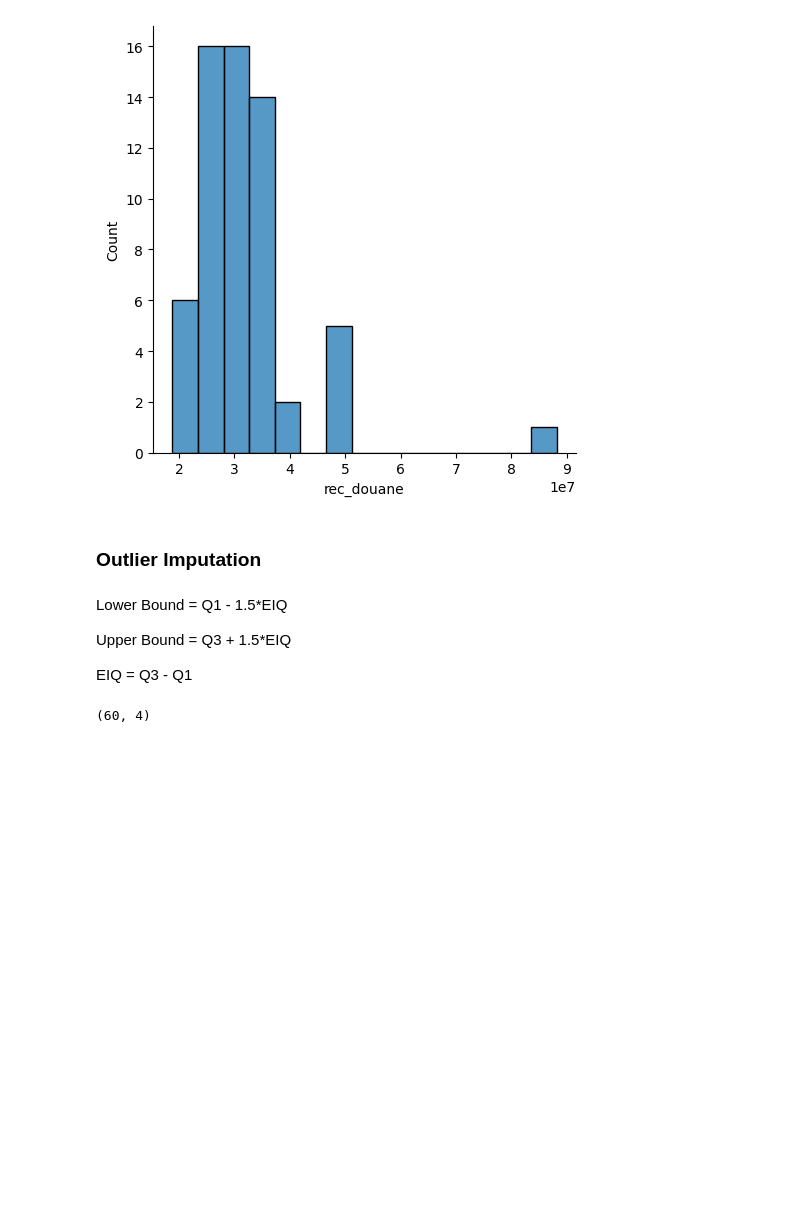
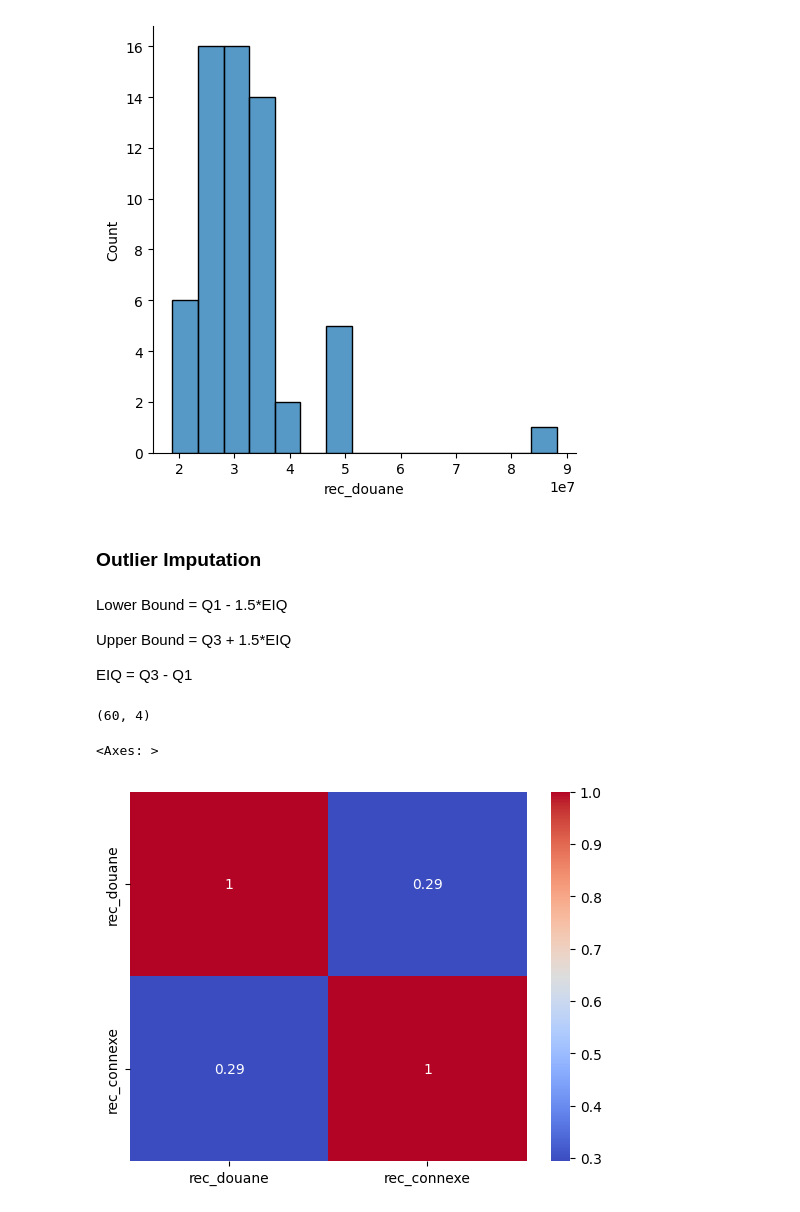
Before and after one commit to Pinto-Katende-Jonathan/SimpleDescriptiveStat, a Jupyter notebook: analyse.ipynb, the cells around one changed output. Drawn from its saved outputs; the diff is of its cells as text; code cells hidden in the pictures; blank space fills up the shorter version.

Commit message:
adding heatmap

```diff
--- a/analyse.ipynb
+++ b/analyse.ipynb
@@ -643,3 +643,8 @@ df_copy.shape
 
 # sns.boxplot(data = recettes)
 # plt.show()
+# %%
+sns.heatmap(df_copy.iloc[:,2:].corr(), annot=True, cmap='coolwarm')
+# %% [output]
+<Axes: >
+[figure, added]
```
